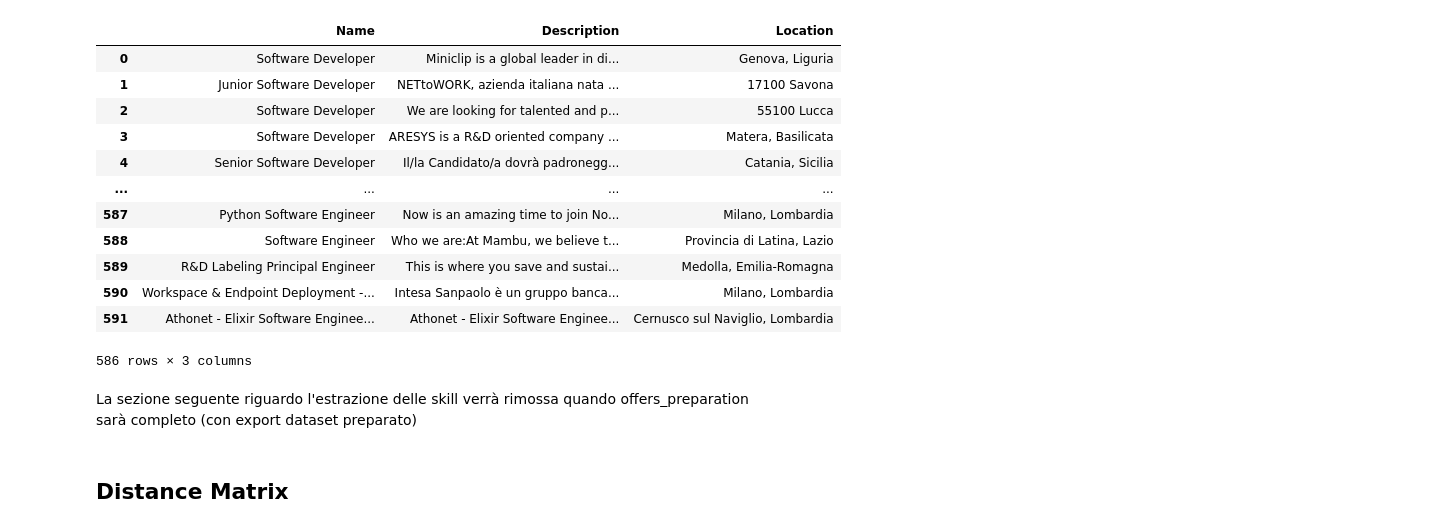
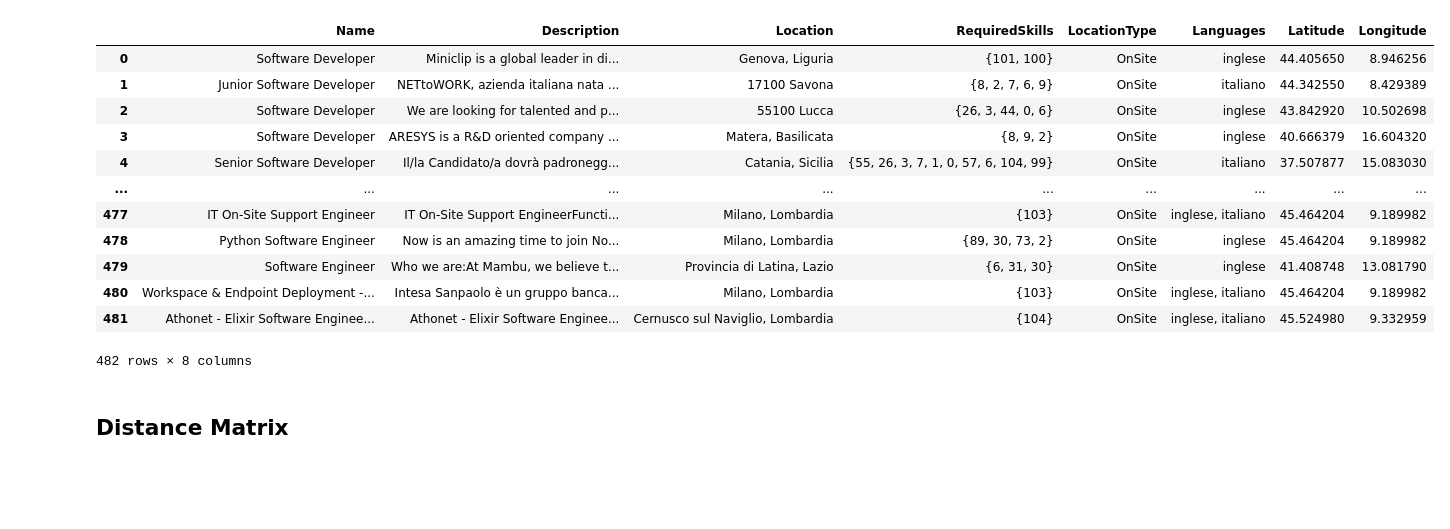
Before and after one commit to antoninoLorenzo/RecommenderSystem_TC, a Jupyter notebook: demo/notebooks/offers_modelling.ipynb, the cells around one changed output. Cells and saved outputs as stored; diff of their text form; code cells hidden in the pictures; blank space fills up the shorter version.

```diff
--- a/demo/notebooks/offers_modelling.ipynb
+++ b/demo/notebooks/offers_modelling.ipynb
@@ -10,30 +10,30 @@ import seaborn as sns
 os.environ['LOKY_MAX_CPU_COUNT'] = '6'
 %matplotlib inline
 # %%
-offers_connection = sqlite3.connect('../datasets/offers_dataset.db')
+offers_connection = sqlite3.connect('../datasets/offers_full.db')
 offers_frame = pd.read_sql_query('''SELECT * FROM offers''', offers_connection)
 offers_connection.close()
 
-with sqlite3.connect('../datasets/skills_dataset.db') as skills_connection:
-    skills_frame = pd.read_sql_query('SELECT * FROM skills', skills_connection)
-    skills_frame.set_index('ID', inplace=True)
+offers_frame.dropna(subset='Name',inplace=True)
+offers_frame.drop_duplicates(inplace=True)
+
+# Convert RequiredSkills to set
+def string_to_set(item_set):
+     return set(item_set.split(', '))
+offers_frame['RequiredSkills'] = offers_frame['RequiredSkills'].apply(string_to_set)
+
+offers_frame
+# %% [output]
+|  | Name | Description | Location | RequiredSkills | LocationType | Languages | Latitude | Longitude |
+| 0 | Software Developer | Miniclip is a global leader in di... | Genova, Liguria | {101, 100} | OnSite | inglese | 44.405650 | 8.946256 |
+| 1 | Junior Software Developer | NETtoWORK, azienda italiana nata ... | 17100 Savona | {8, 2, 7, 6, 9} | OnSite | italiano | 44.342550 | 8.429389 |
+| 2 | Software Developer | We are looking for talented and p... | 55100 Lucca | {26, 3, 44, 0, 6} | OnSite | inglese | 43.842920 | 10.502698 |
+| 3 | Software Developer | ARESYS is a R&D oriented company ... | Matera, Basilicata | {8, 9, 2} | OnSite | inglese | 40.666379 | 16.604320 |
+| 4 | Senior Software Developer | Il/la Candidato/a dovrà padronegg... | Catania, Sicilia | {55, 26, 3, 7, 1, 0, 57, 6, 104, 99} | OnSite | italiano | 37.507877 | 15.083030 |
+| ... | ... | ... | ... | ... | ... | ... | ... | ... |
+| 477 | IT On-Site Support Engineer | IT On-Site Support EngineerFuncti... | Milano, Lombardia | {103} | OnSite | inglese, italiano | 45.464204 | 9.189982 |
+| 478 | Python Software Engineer | Now is an amazing time to join No... | Milano, Lombardia | {89, 30, 73, 2} | OnSite | inglese | 45.464204 | 9.189982 |
+| 479 | Software Engineer | Who we are:At Mambu, we believe t... | Provincia di Latina, Lazio | {6, 31, 30} | OnSite | inglese | 41.408748 | 13.081790 |
+| 480 | Workspace & Endpoint Deployment -... | Intesa Sanpaolo è un gruppo banca... | Milano, Lombardia | {103} | OnSite | inglese, italiano | 45.464204 | 9.189982 |
+| 481 | Athonet - Elixir Software Enginee... | Athonet - Elixir Software Enginee... | Cernusco sul Naviglio, Lombardia | {104} | OnSite | inglese, italiano | 45.524980 | 9.332959 |
+482 rows × 8 columns
-# %%
-offers_frame.dropna(subset='Name',inplace=True)
-offers_frame.drop_duplicates(inplace=True)
-offers_frame
-# %% [output]
-|  | Name | Description | Location |
-| 0 | Software Developer | Miniclip is a global leader in di... | Genova, Liguria |
-| 1 | Junior Software Developer | NETtoWORK, azienda italiana nata ... | 17100 Savona |
-| 2 | Software Developer | We are looking for talented and p... | 55100 Lucca |
-| 3 | Software Developer | ARESYS is a R&D oriented company ... | Matera, Basilicata |
-| 4 | Senior Software Developer | Il/la Candidato/a dovrà padronegg... | Catania, Sicilia |
-| ... | ... | ... | ... |
-| 587 | Python Software Engineer | Now is an amazing time to join No... | Milano, Lombardia |
-| 588 | Software Engineer | Who we are:At Mambu, we believe t... | Provincia di Latina, Lazio |
-| 589 | R&D Labeling Principal Engineer | This is where you save and sustai... | Medolla, Emilia-Romagna |
-| 590 | Workspace & Endpoint Deployment -... | Intesa Sanpaolo è un gruppo banca... | Milano, Lombardia |
-| 591 | Athonet - Elixir Software Enginee... | Athonet - Elixir Software Enginee... | Cernusco sul Naviglio, Lombardia |
-586 rows × 3 columns
-# %% [markdown]
-La sezione seguente riguardo l'estrazione delle skill verrà rimossa quando offers_preparation sarà completo (con export dataset preparato)
```
Also changed, not shown: parts of 17 cells of this notebook, 1 other file.
